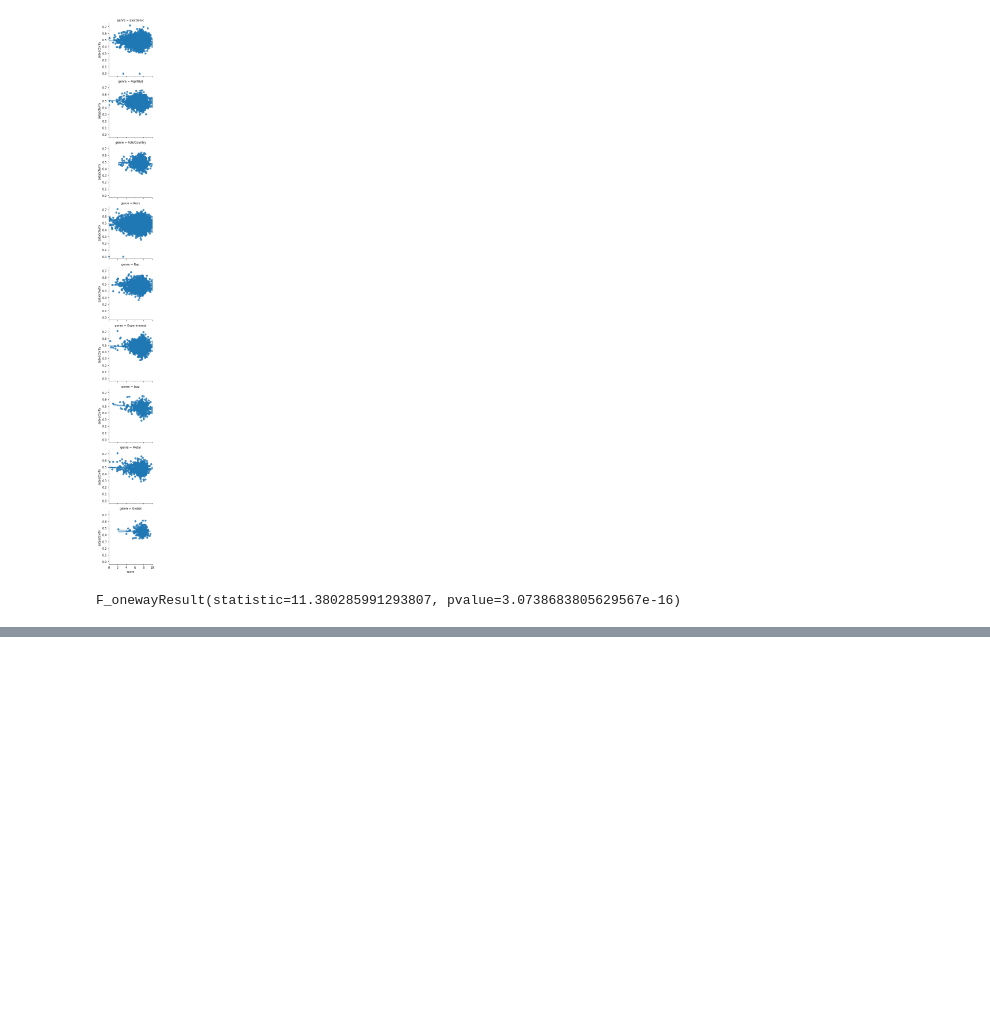
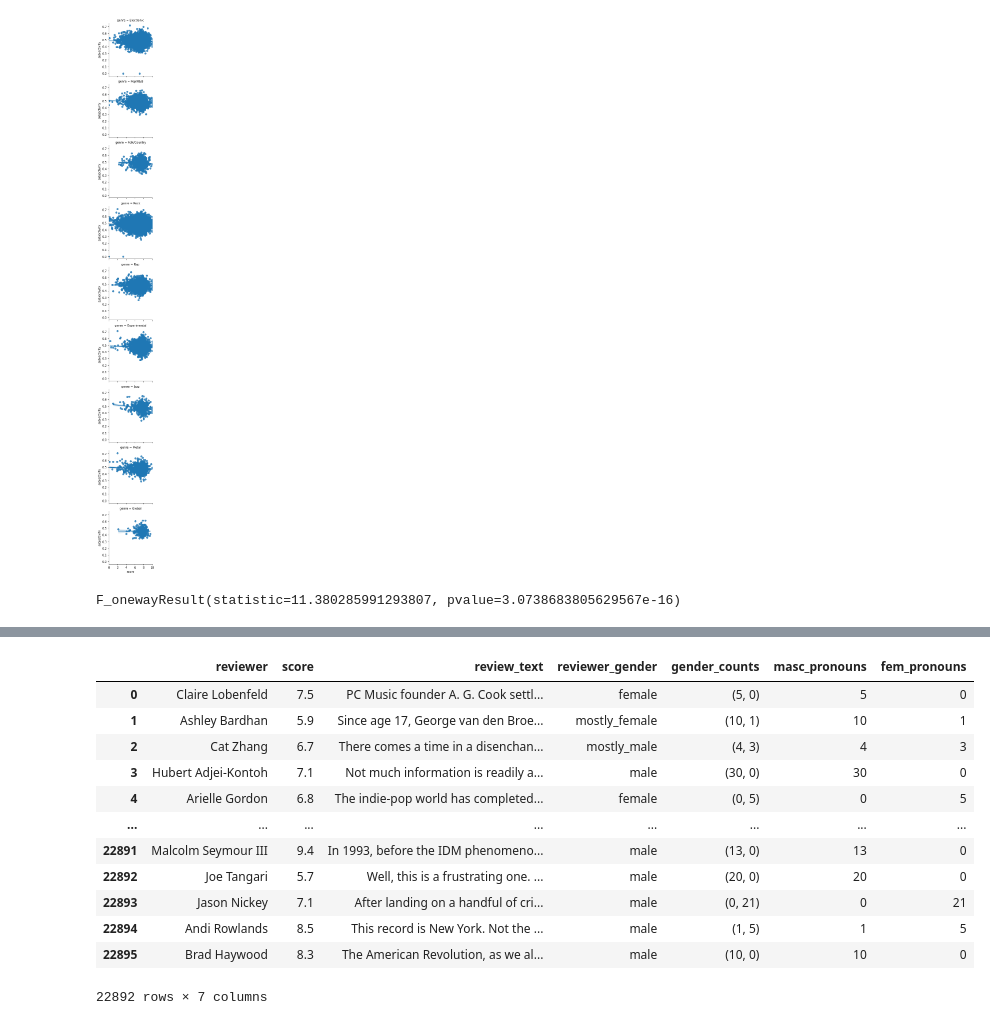
Before and after one commit to nickdevin/pitchfork, a Jupyter notebook: pitchfork.ipynb, the cells around one changed output, grey strips where cells are left out. Cells and saved outputs as stored; diff of their text form; code cells hidden in the pictures; blank space fills up the shorter version.

```diff
--- a/pitchfork.ipynb
+++ b/pitchfork.ipynb
@@ -689,0 +973,3 @@ F_onewayResult(statistic=11.380285991293807, pvalue=3.0738683805629567e-16)
+# %%
+reviewer_gender_df = pitchfork[['reviewer', 'score', 'review_text']].copy()
+reviewer_gender_df
@@ -689,0 +990,3 @@ F_onewayResult(statistic=11.380285991293807, pvalue=3.0738683805629567e-16)
+# %%
+reviewer_gender_df['reviewer_gender'] = reviewer_gender_df['reviewer'].apply(lambda s: d.get_gender(s.split()[0]))
+reviewer_gender_df['reviewer_gender']
@@ -689,0 +1006,3 @@ F_onewayResult(statistic=11.380285991293807, pvalue=3.0738683805629567e-16)
+# %%
+reviewer_gender_df = reviewer_gender_df[~reviewer_gender_df['review_text'].isnull()]
+reviewer_gender_df
@@ -689,0 +1023,20 @@ F_onewayResult(statistic=11.380285991293807, pvalue=3.0738683805629567e-16)
+# %%
+reviewer_gender_df['gender_counts'] = reviewer_gender_df['review_text'].dropna().copy().apply(lambda text: (len(re.findall(masc_pron, text)), len(re.findall(fem_pron, text))))
+# %%
+reviewer_gender_df['masc_pronouns'] = reviewer_gender_df['gender_counts'].apply(lambda x: x[0])
+reviewer_gender_df['fem_pronouns'] = reviewer_gender_df['gender_counts'].apply(lambda x: x[1])
+reviewer_gender_df
+# %% [output]
+|  | reviewer | score | review_text | reviewer_gender | gender_counts | masc_pronouns | fem_pronouns |
+| 0 | Claire Lobenfeld | 7.5 | PC Music founder A. G. Cook settl... | female | (5, 0) | 5 | 0 |
+| 1 | Ashley Bardhan | 5.9 | Since age 17, George van den Broe... | mostly_female | (10, 1) | 10 | 1 |
+| 2 | Cat Zhang | 6.7 | There comes a time in a disenchan... | mostly_male | (4, 3) | 4 | 3 |
+| 3 | Hubert Adjei-Kontoh | 7.1 | Not much information is readily a... | male | (30, 0) | 30 | 0 |
+| 4 | Arielle Gordon | 6.8 | The indie-pop world has completed... | female | (0, 5) | 0 | 5 |
+| ... | ... | ... | ... | ... | ... | ... | ... |
+| 22891 | Malcolm Seymour III | 9.4 | In 1993, before the IDM phenomeno... | male | (13, 0) | 13 | 0 |
+| 22892 | Joe Tangari | 5.7 | Well, this is a frustrating one. ... | male | (20, 0) | 20 | 0 |
+| 22893 | Jason Nickey | 7.1 | After landing on a handful of cri... | male | (0, 21) | 0 | 21 |
+| 22894 | Andi Rowlands | 8.5 | This record is New York. Not the ... | male | (1, 5) | 1 | 5 |
+| 22895 | Brad Haywood | 8.3 | The American Revolution, as we al... | male | (10, 0) | 10 | 0 |
+22892 rows × 7 columns
```
Also changed, not shown: parts of 41 cells of this notebook.
